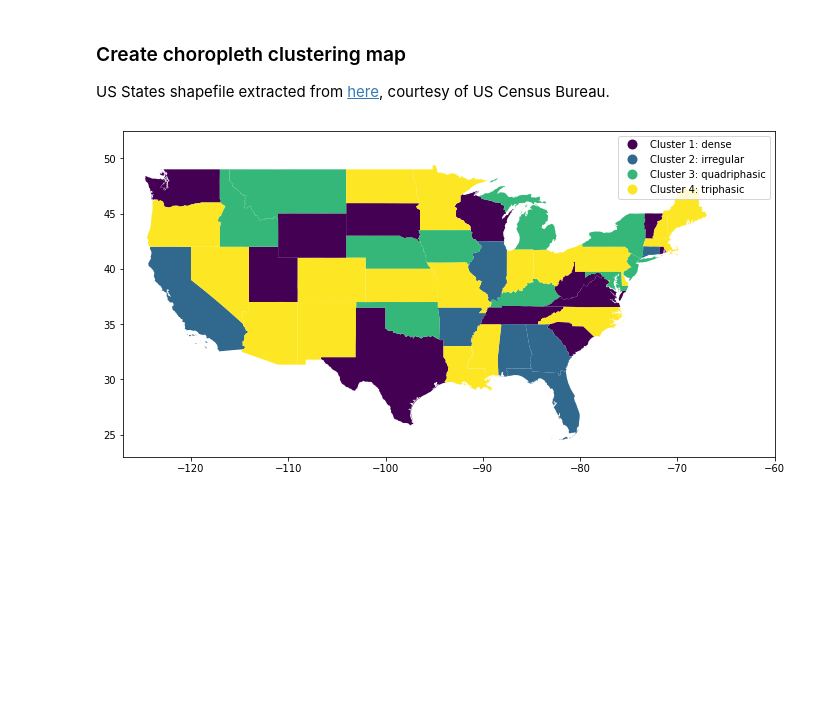
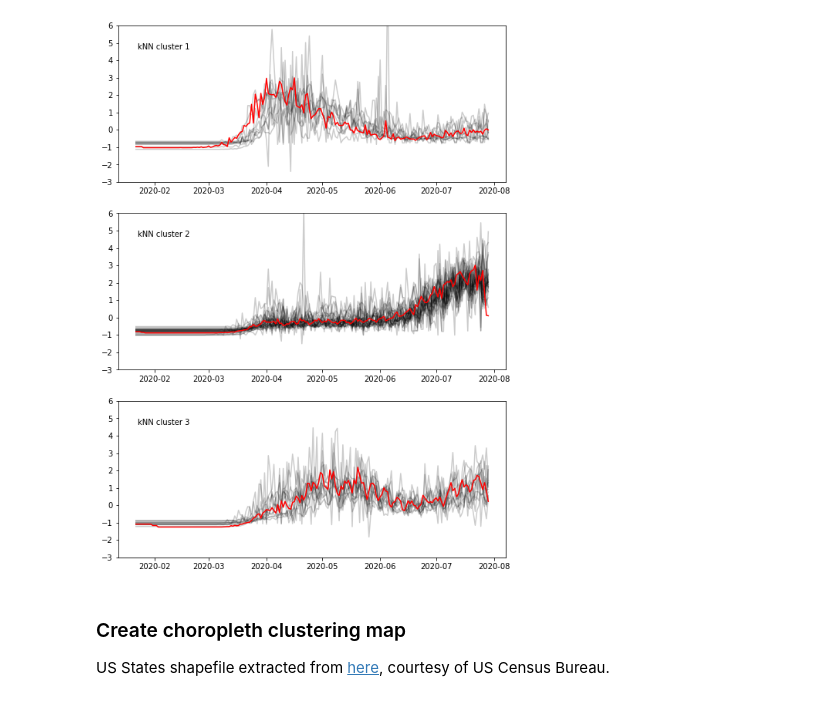
Before and after one commit to chrisvoncsefalvay/covid19-dynamic-time-clustering, a Jupyter notebook: notebooks/Dynamic time clustering.ipynb, the cells around one changed output. Drawn from its saved outputs; the diff is of its cells as text; code cells hidden in the pictures; blank space fills up the shorter version.

```diff
--- a/notebooks/Dynamic time clustering.ipynb
+++ b/notebooks/Dynamic time clustering.ipynb
@@ -27 +47,12 @@ scaled_data = pd.DataFrame(s, index=df.index, columns=df.columns)
+# %%
+CONUS = [
+    "AL", "AZ", "AR", "CA", "CO", "CT", "DC", "DE", "FL", "GA", "ID", "IL",
+    "IN", "IA", "KS", "KY", "LA", "ME", "MD", "MA", "MI", "MN", "MS", "MO",
+    "MT", "NE", "NV", "NH", "NJ", "NM", "NY", "NC", "ND", "OH", "OK", "OR",
+    "PA", "RI", "SC", "SD", "TN", "TX", "UT", "VT", "VA", "WA", "WV", "WI",
+    "WY"
+]
+
+scaled_data = scaled_data.drop(
+    [state for state in scaled_data.columns if state not in CONUS], axis=1)
 # %% [markdown]
@@ -84,0 +109,7 @@ plot_data(scaled_data, y_p, sdtw_kmeans)
+# %%
+def classify_scaled_data_kshape(data, n_clusters=3):
+    ks = KShape(n_clusters, verbose=True, random_state=np.random.seed, n_init=16)
+
+    y_p = ks.fit_predict(data.T)
+
+    return {data.columns[i]: y_p[i] for i in range(len(data.columns))}, y_p, ks
@@ -84,0 +145,2 @@ plot_data(scaled_data, y_p, sdtw_kmeans)
+# %%
+d_s_ks, y_p_ks, ks_kmeans = classify_scaled_data_kshape(scaled_data, n_clusters = 3)
@@ -85,3 +165,7 @@ plot_data(scaled_data, y_p, sdtw_kmeans)
+# %%
+plot_data(scaled_data, y_p_ks, ks_kmeans)
+# %% [output]
+[figure, added]
 # %% [markdown]
 ### Create choropleth clustering map
 
@@ -103,16 +210,0 @@ map_df = map_df.join(cluster_df)
-# %%
-def plot_map_with_clusters(map_df, save=True):
-    fig, ax = plt.subplots(1, figsize=(15, 6))
-    map_df.plot(column="cluster", cmap="viridis", ax=ax, k=4, legend=True, linewidth=10)
-    ax.set_ylim(23, 52.5)
-    ax.set_xlim(-127, -60)
-
-    leg = ax.get_legend()
-    leg.get_texts()[0].set_text("Cluster 1: dense")
-    leg.get_texts()[1].set_text("Cluster 2: irregular")
-    leg.get_texts()[2].set_text("Cluster 3: quadriphasic")
-    leg.get_texts()[3].set_text("Cluster 4: triphasic")
-
-    if save:
-# %% [output]
-[figure, removed]
```
Also changed, not shown: parts of 33 cells of this notebook, 5 other files.
